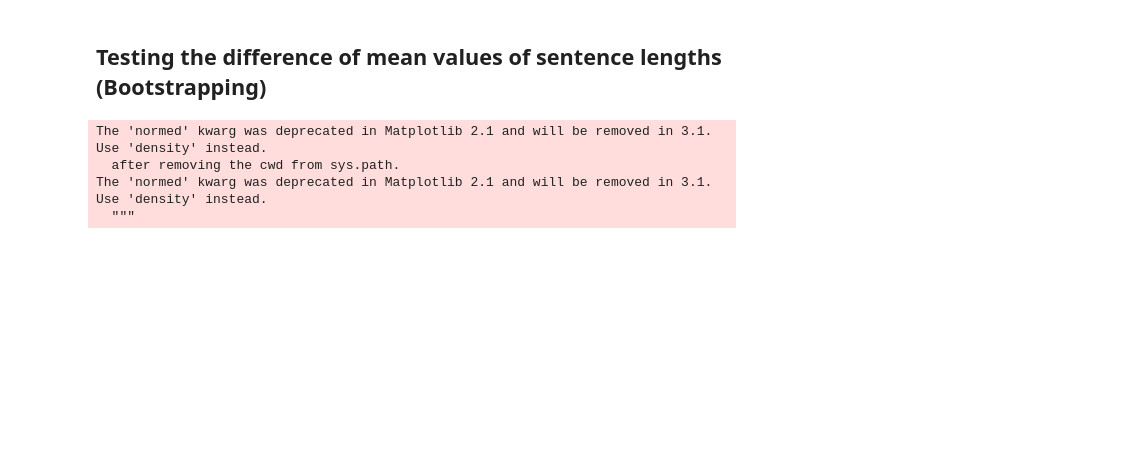
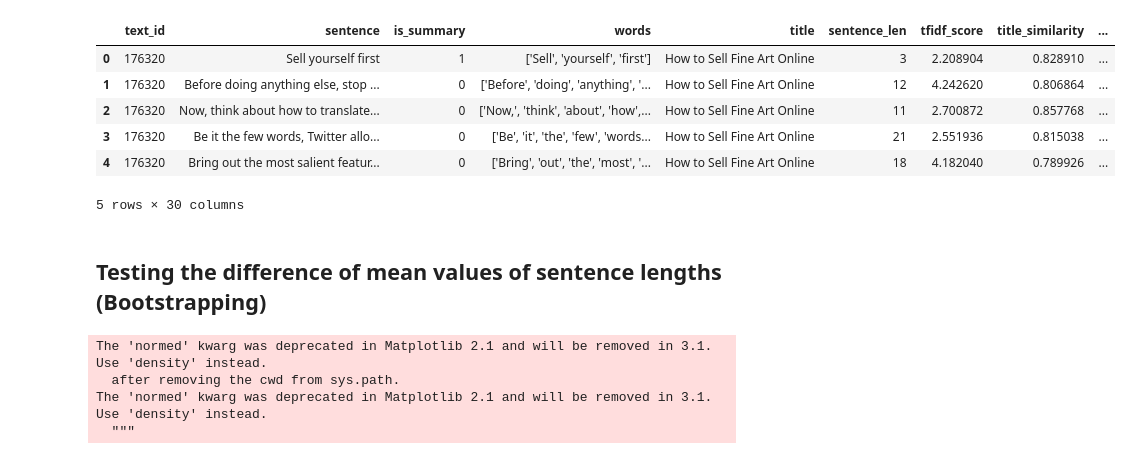
Before and after one commit to sarisboo/springboard, a Jupyter notebook: capstone_1/statistical_inference.ipynb, the cells around one changed output. Cells and saved outputs as stored; diff of their text form; code cells hidden in the pictures; blank space fills up the shorter version.

```diff
--- a/capstone_1/statistical_inference.ipynb
+++ b/capstone_1/statistical_inference.ipynb
@@ -11,6 +11,16 @@ sns.set(style="darkgrid")
 #Reading the datasets
 wikihow_subset = pd.read_csv('./datasets/wikihow_sep_subset.csv')
 wikihow = pd.read_csv('./datasets/wikihow_sep_features.csv')
+# %%
+wikihow_subset.head()
+# %% [output]
+|  | text_id | sentence | is_summary | words | title | sentence_len | tfidf_score | title_similarity | ... |
+| 0 | 176320 | Sell yourself first | 1 | ['Sell', 'yourself', 'first'] | How to Sell Fine Art Online | 3 | 2.208904 | 0.828910 | ... |
+| 1 | 176320 | Before doing anything else, stop ... | 0 | ['Before', 'doing', 'anything', '... | How to Sell Fine Art Online | 12 | 4.242620 | 0.806864 | ... |
+| 2 | 176320 | Now, think about how to translate... | 0 | ['Now,', 'think', 'about', 'how',... | How to Sell Fine Art Online | 11 | 2.700872 | 0.857768 | ... |
+| 3 | 176320 | Be it the few words, Twitter allo... | 0 | ['Be', 'it', 'the', 'few', 'words... | How to Sell Fine Art Online | 21 | 2.551936 | 0.815038 | ... |
+| 4 | 176320 | Bring out the most salient featur... | 0 | ['Bring', 'out', 'the', 'most', '... | How to Sell Fine Art Online | 18 | 4.182040 | 0.789926 | ... |
+5 rows × 30 columns
 # %% [markdown]
 ## Testing the difference of mean values of sentence lengths (Bootstrapping)
 # %%
```
Also changed, not shown: parts of 25 cells of this notebook, 3 other files.
